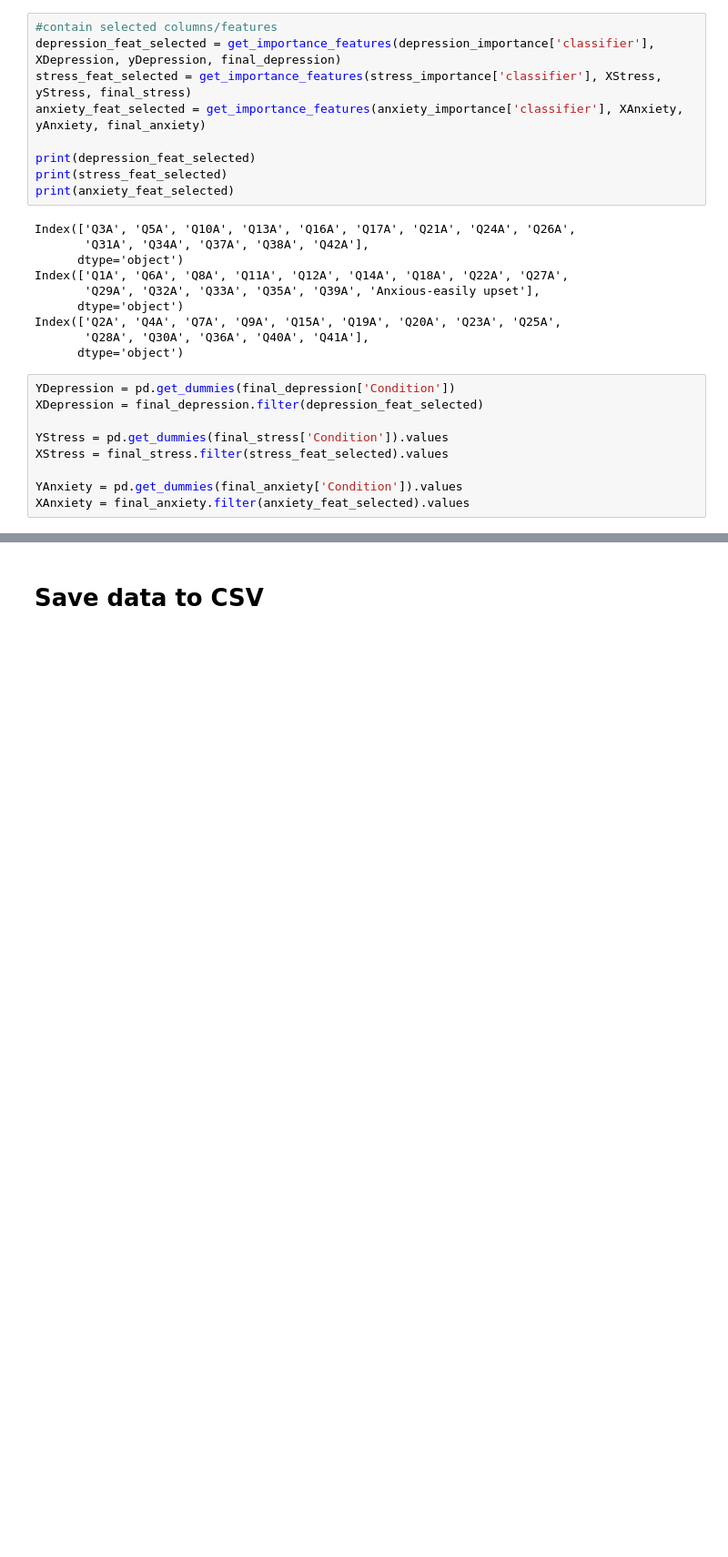
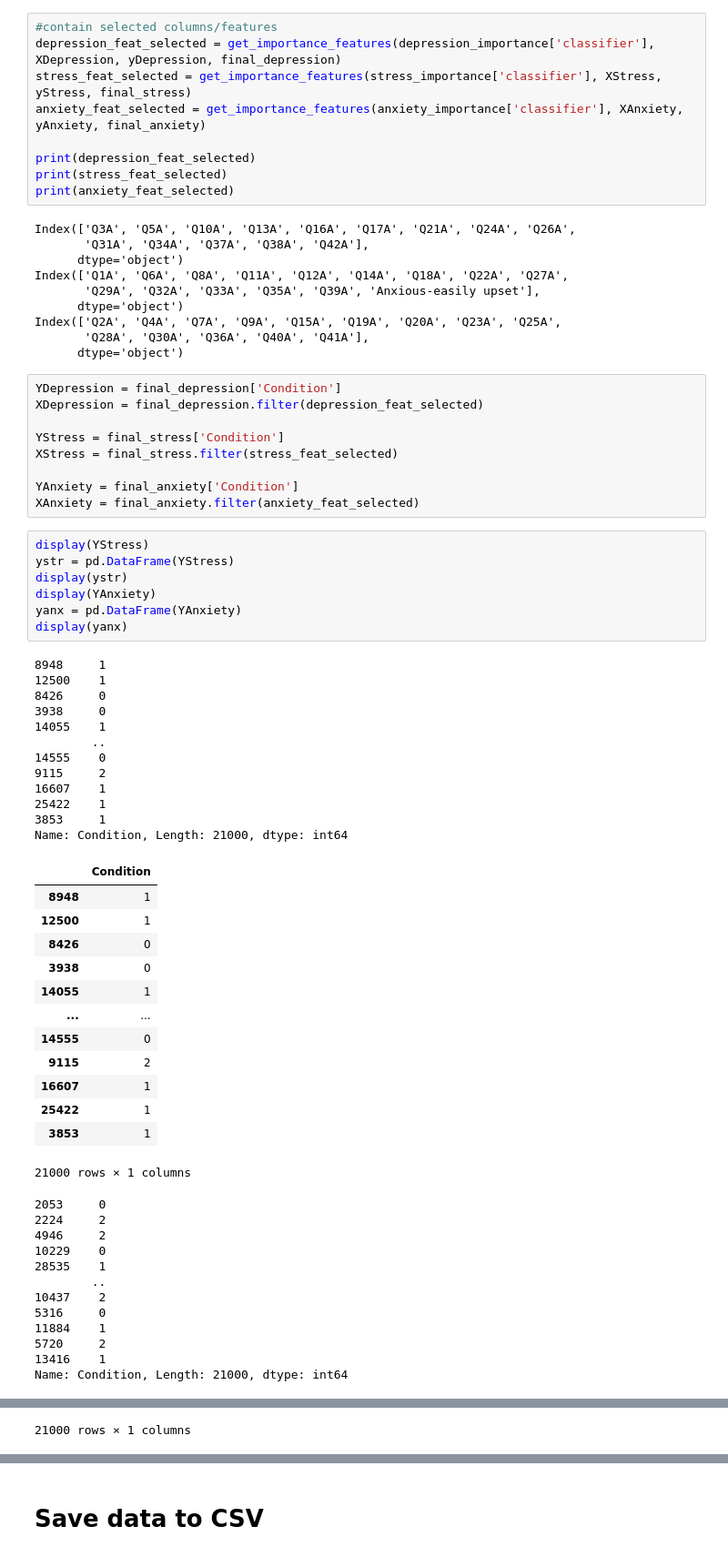
Before and after one commit to azzezzanf/MLpsychology, a Jupyter notebook: Data Classification.ipynb, the cells around one changed output, grey strips where cells are left out. Shown: that part at 91% size. Drawn from its saved outputs; the diff is of its cells as text; blank space fills up the shorter version.

```diff
--- a/Data Classification.ipynb
+++ b/Data Classification.ipynb
@@ -584,11 +584,56 @@ Index(['Q2A', 'Q4A', 'Q7A', 'Q9A', 'Q15A', 'Q19A', 'Q20A', 'Q23A', 'Q25A',
        'Q28A', 'Q30A', 'Q36A', 'Q40A', 'Q41A'],
       dtype='object')
 # %%
-YDepression = pd.get_dummies(final_depression['Condition'])
+YDepression = final_depression['Condition']
 XDepression = final_depression.filter(depression_feat_selected)
 
-YStress = pd.get_dummies(final_stress['Condition']).values
-XStress = final_stress.filter(stress_feat_selected).values
+YStress = final_stress['Condition']
+XStress = final_stress.filter(stress_feat_selected)
 
-YAnxiety = pd.get_dummies(final_anxiety['Condition']).values
-XAnxiety = final_anxiety.filter(anxiety_feat_selected).values
+YAnxiety = final_anxiety['Condition']
+XAnxiety = final_anxiety.filter(anxiety_feat_selected)
+# %%
+display(YStress)
+ystr = pd.DataFrame(YStress)
+display(ystr)
+display(YAnxiety)
+yanx = pd.DataFrame(YAnxiety)
+display(yanx)
+# %% [output]
+8948     1
+12500    1
+8426     0
+3938     0
+14055    1
+        ..
+14555    0
+9115     2
+16607    1
+25422    1
+3853     1
+Name: Condition, Length: 21000, dtype: int64
+|  | Condition |
+| 8948 | 1 |
+| 12500 | 1 |
+| 8426 | 0 |
+| 3938 | 0 |
+| 14055 | 1 |
+| ... | ... |
+| 14555 | 0 |
+| 9115 | 2 |
+| 16607 | 1 |
+| 25422 | 1 |
+| 3853 | 1 |
+21000 rows × 1 columns
+2053     0
+2224     2
+4946     2
+10229    0
+28535    1
+        ..
+10437    2
+5316     0
+11884    1
+5720     2
+13416    1
+Name: Condition, Length: 21000, dtype: int64
@@ -595 +652,2 @@ XAnxiety = final_anxiety.filter(anxiety_feat_selected).values
+21000 rows × 1 columns
 # %%
```
Also changed, not shown: parts of 7 cells of this notebook.
